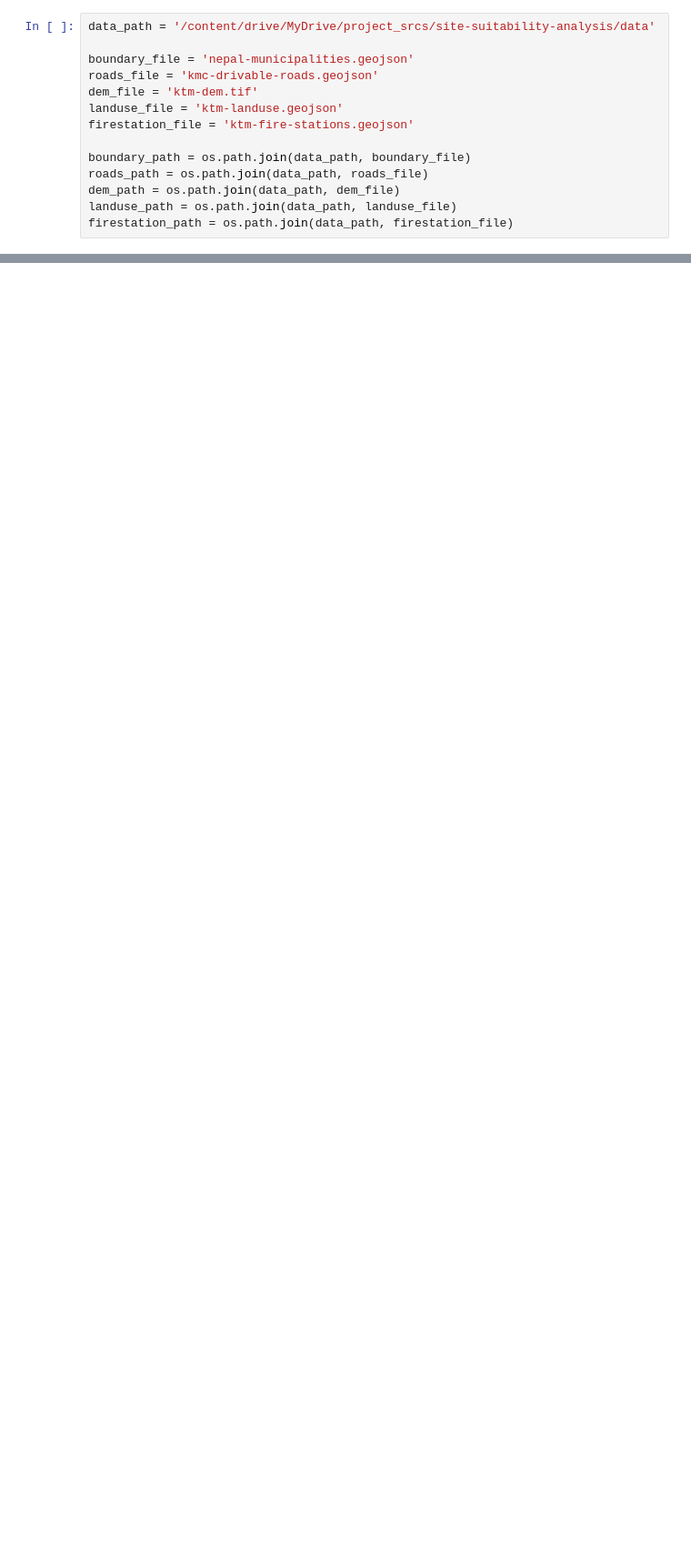
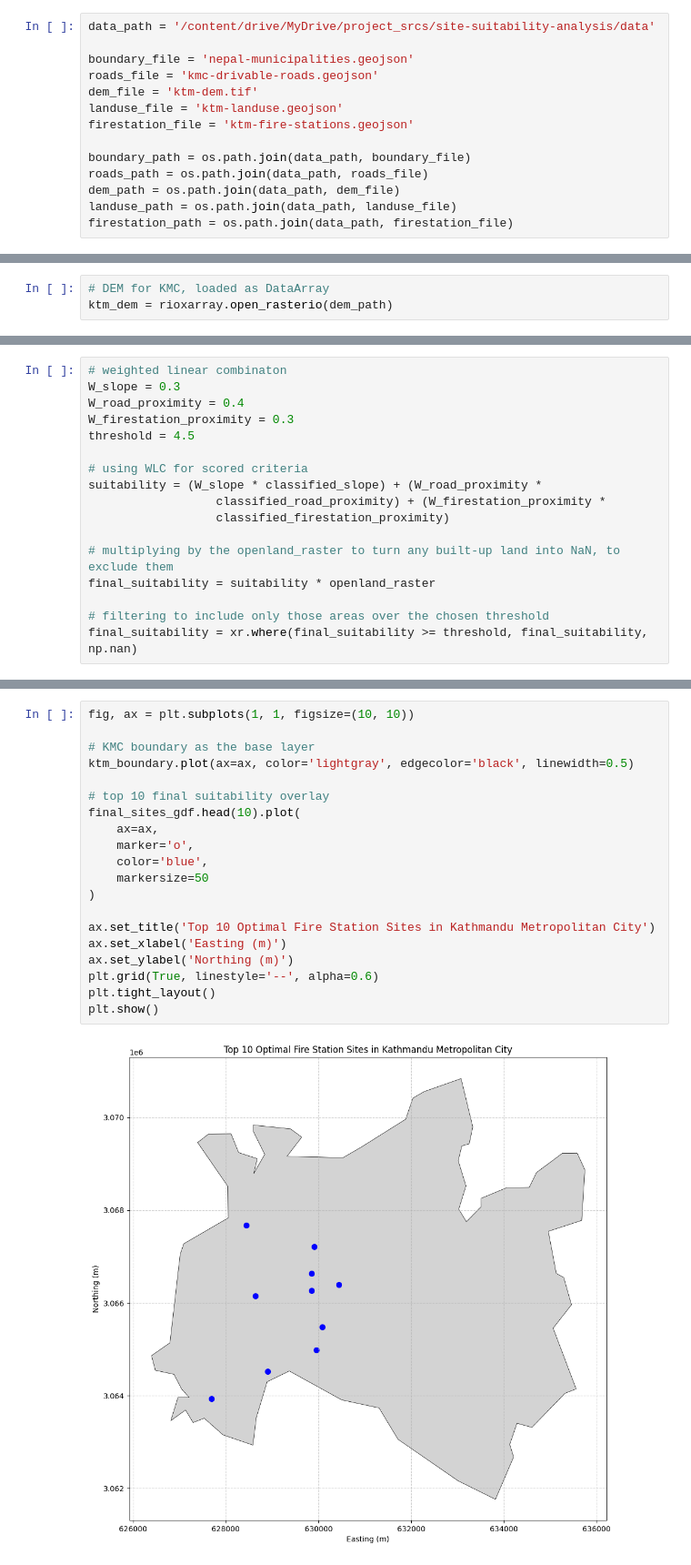
Before and after one commit to junggeyy/gis-notebooks, a Jupyter notebook: site_suitability_analysis.ipynb, the cells around one changed output, grey strips where cells are left out. Shown at 91% size. Drawn from its saved outputs; the diff is of its cells as text; blank space fills up the shorter version.

```diff
--- a/site_suitability_analysis.ipynb
+++ b/site_suitability_analysis.ipynb
@@ -346,0 +90,3 @@ export_gdf.to_file('ktm_optimal_fire_stations.geojson', driver='GeoJSON')
+# %%
+# DEM for KMC, loaded as DataArray
+ktm_dem = rioxarray.open_rasterio(dem_path)
@@ -346,0 +232,17 @@ export_gdf.to_file('ktm_optimal_fire_stations.geojson', driver='GeoJSON')
+# %%
+# weighted linear combinaton
+W_slope = 0.3
+W_road_proximity = 0.4
+W_firestation_proximity = 0.3
+threshold = 4.5
+
+# using WLC for scored criteria
+suitability = (W_slope * classified_slope) + (W_road_proximity *
+                  classified_road_proximity) + (W_firestation_proximity *
+                  classified_firestation_proximity)
+
+# multiplying by the openland_raster to turn any built-up land into NaN, to exclude them
+final_suitability = suitability * openland_raster
+
+# filtering to include only those areas over the chosen threshold
+final_suitability = xr.where(final_suitability >= threshold, final_suitability, np.nan)
@@ -346,0 +296,22 @@ export_gdf.to_file('ktm_optimal_fire_stations.geojson', driver='GeoJSON')
+# %%
+fig, ax = plt.subplots(1, 1, figsize=(10, 10))
+
+# KMC boundary as the base layer
+ktm_boundary.plot(ax=ax, color='lightgray', edgecolor='black', linewidth=0.5)
+
+# top 10 final suitability overlay
+final_sites_gdf.head(10).plot(
+    ax=ax,
+    marker='o',
+    color='blue',
+    markersize=50
+)
+
+ax.set_title('Top 10 Optimal Fire Station Sites in Kathmandu Metropolitan City')
+ax.set_xlabel('Easting (m)')
+ax.set_ylabel('Northing (m)')
+plt.grid(True, linestyle='--', alpha=0.6)
+plt.tight_layout()
+plt.show()
+# %% [output]
+[figure, added]
```
Also changed, not shown: parts of 66 cells of this notebook.
